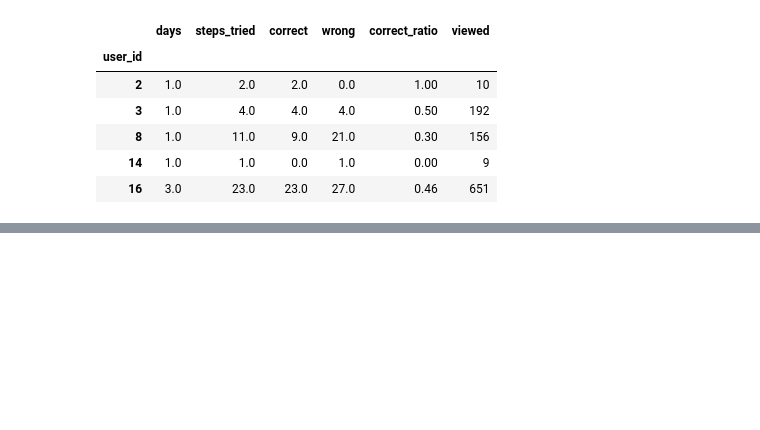
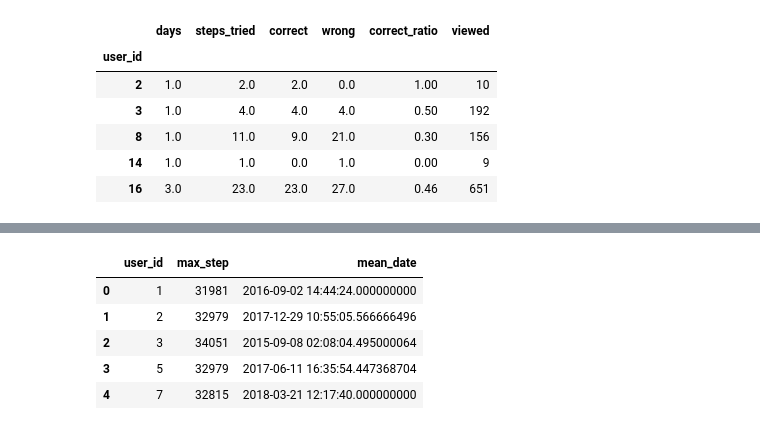
Before and after one commit to Jimmply/stepik, a Jupyter notebook: stepic.ipynb, the cells around one changed output, grey strips where cells are left out. Saved outputs shown, nothing was run; the diff lists cells and outputs as text; code cells hidden in the pictures; blank space fills up the shorter version.

```diff
--- a/stepic.ipynb
+++ b/stepic.ipynb
@@ -473,0 +492,12 @@ X.groupby(['days'], as_index=False).agg({"viewed" : 'mean', "correct" : 'mean'})
+# %%
+df.groupby(['user_id'], as_index=False).agg(
+                        max_step = pd.NamedAgg(column='step_id', aggfunc=max),
+                        mean_date = pd.NamedAgg(column='date', aggfunc=pd.Series.mean),
+).head()
+# %% [output]
+|  | user_id | max_step | mean_date |
+| 0 | 1 | 31981 | 2016-09-02 14:44:24.000000000 |
+| 1 | 2 | 32979 | 2017-12-29 10:55:05.566666496 |
+| 2 | 3 | 34051 | 2015-09-08 02:08:04.495000064 |
+| 3 | 5 | 32979 | 2017-06-11 16:35:54.447368704 |
+| 4 | 7 | 32815 | 2018-03-21 12:17:40.000000000 |
```
Also changed, not shown: parts of 3 cells of this notebook.
